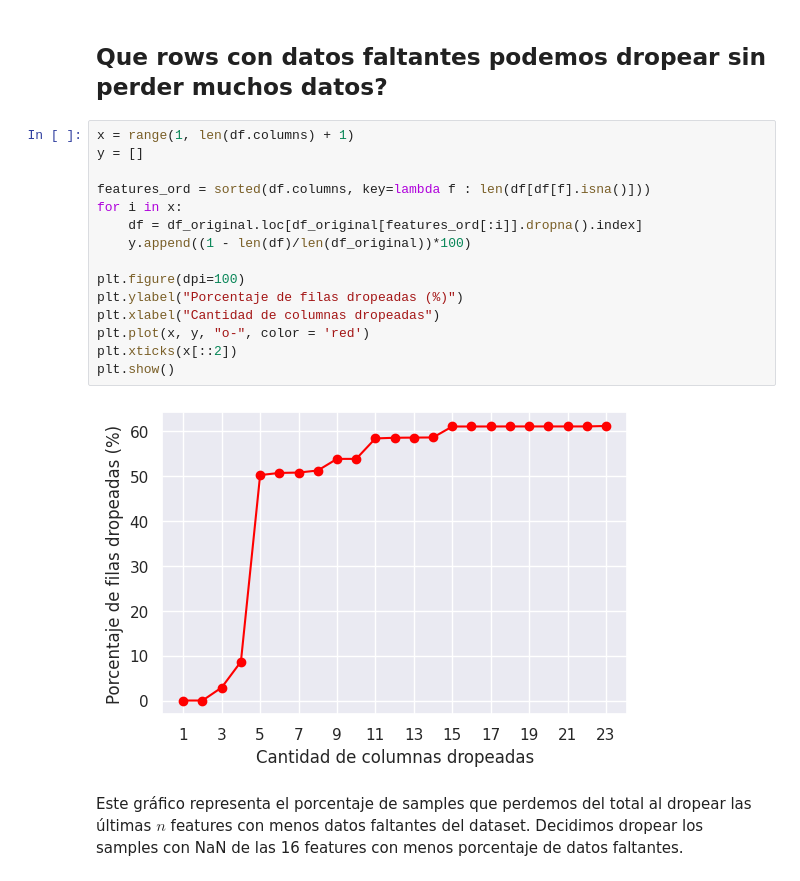
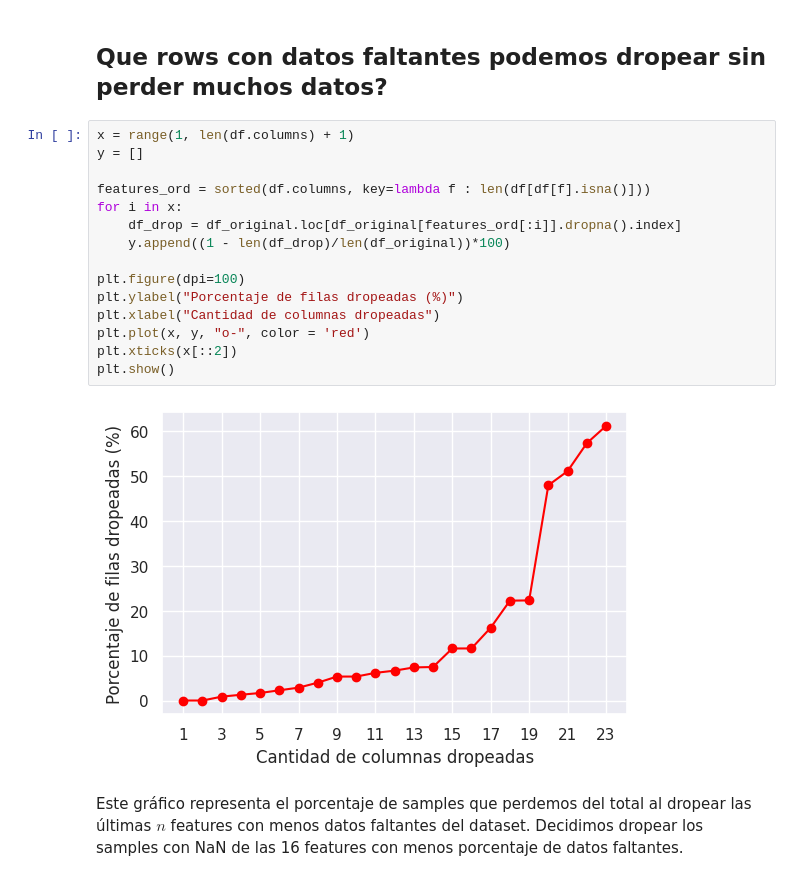
Before and after one commit to fdelu/orga-de-datos, a Jupyter notebook: TP1.ipynb, the cells around one changed output. Cells and saved outputs as stored; diff of their text form.

```diff
--- a/TP1.ipynb
+++ b/TP1.ipynb
@@ -117,20 +117,20 @@ Podemos ver en el gráfico que en las columnas de día y barrio no hay ningún d
 # %%
 x = range(1, len(df.columns) + 1)
 y = []
 
 features_ord = sorted(df.columns, key=lambda f : len(df[df[f].isna()]))
 for i in x:
-    df = df_original.loc[df_original[features_ord[:i]].dropna().index]
-    y.append((1 - len(df)/len(df_original))*100)
+    df_drop = df_original.loc[df_original[features_ord[:i]].dropna().index]
+    y.append((1 - len(df_drop)/len(df_original))*100)
 
 plt.figure(dpi=100)
 plt.ylabel("Porcentaje de filas dropeadas (%)")
 plt.xlabel("Cantidad de columnas dropeadas")
 plt.plot(x, y, "o-", color = 'red')
 plt.xticks(x[::2])
 plt.show()
 # %% [output]
-[figure, old version]
+[figure, new version]
 # %% [markdown]
 Este gráfico representa el porcentaje de samples que perdemos del total al dropear las últimas $n$ features con menos datos faltantes del dataset.
 Decidimos dropear los samples con NaN de las 16 features con menos porcentaje de datos faltantes.
```
Also changed, not shown: parts of 6 cells of this notebook.
